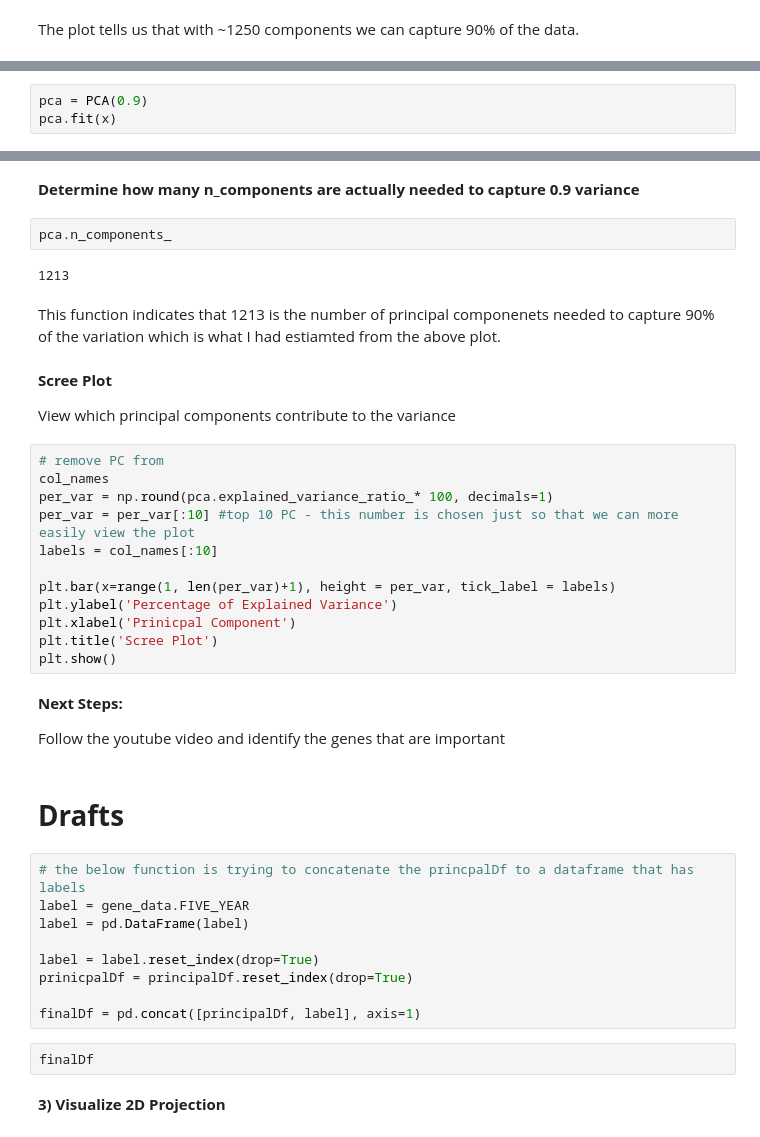
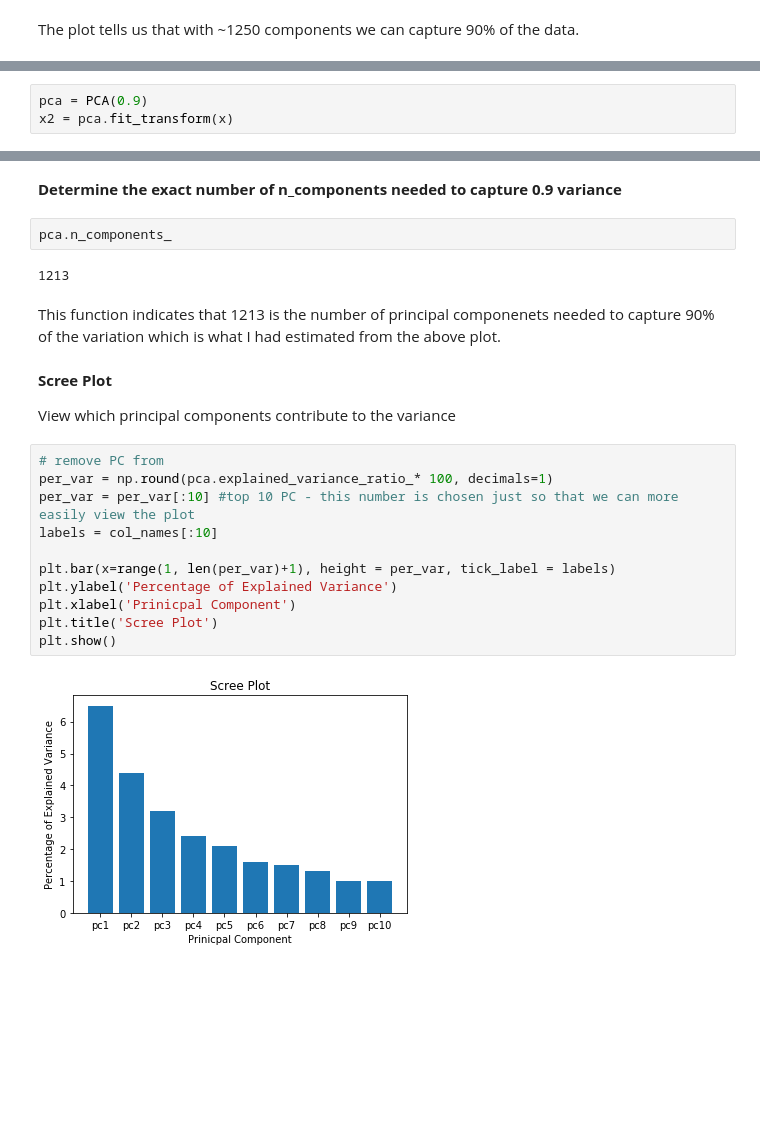
Before and after one commit to meghutch/Breast-Cancer-Classification-Clinical-Genomic, a Jupyter notebook: Gene_Expression_Analysis_PCA.ipynb, the cells around one changed output, grey strips where cells are left out. Drawn from its saved outputs; the diff is of its cells as text; blank space fills up the shorter version.

```diff
--- a/Gene_Expression_Analysis_PCA.ipynb
+++ b/Gene_Expression_Analysis_PCA.ipynb
@@ -154,4 +203,4 @@ The plot tells us that with ~1250 components we can capture 90% of the data.
 **Fit PCA to the data**
 # %%
 pca = PCA(0.9)
-pca.fit(x)
+x2 = pca.fit_transform(x)
@@ -161,43 +224,25 @@ PCA(copy=True, iterated_power='auto', n_components=0.9, random_state=None,
 # %% [markdown]
-**Determine how many n_components are actually needed to capture 0.9 variance**
+**Determine the exact number of n_components needed to capture 0.9 variance**
 # %%
 pca.n_components_
 # %% [output]
 1213
 # %% [markdown]
-This function indicates that 1213 is the number of principal componenets needed to capture 90% of the variation which is what I had estiamted from the above plot.
+This function indicates that 1213 is the number of principal componenets needed to capture 90% of the variation which is what I had estimated from the above plot.
 # %% [markdown]
 **Scree Plot**
 
 View which principal components contribute to the variance
 # %%
 # remove PC from
-col_names
 per_var = np.round(pca.explained_variance_ratio_* 100, decimals=1)
 per_var = per_var[:10] #top 10 PC - this number is chosen just so that we can more easily view the plot
 labels = col_names[:10]
 
 plt.bar(x=range(1, len(per_var)+1), height = per_var, tick_label = labels)
 plt.ylabel('Percentage of Explained Variance')
 plt.xlabel('Prinicpal Component')
 plt.title('Scree Plot')
 plt.show()
+# %% [output]
+[figure, added]
-# %% [markdown]
-**Next Steps:**
-
-Follow the youtube video and identify the genes that are important
-# %% [markdown]
-# **Drafts**
-# %%
-# the below function is trying to concatenate the princpalDf to a dataframe that has labels
-label = gene_data.FIVE_YEAR
-label = pd.DataFrame(label)
-
-label = label.reset_index(drop=True)
-prinicpalDf = principalDf.reset_index(drop=True)
-
-finalDf = pd.concat([principalDf, label], axis=1)
-# %%
-finalDf
-# %% [markdown]
-**3) Visualize 2D Projection**
```
Also changed, not shown: parts of 36 cells of this notebook.
